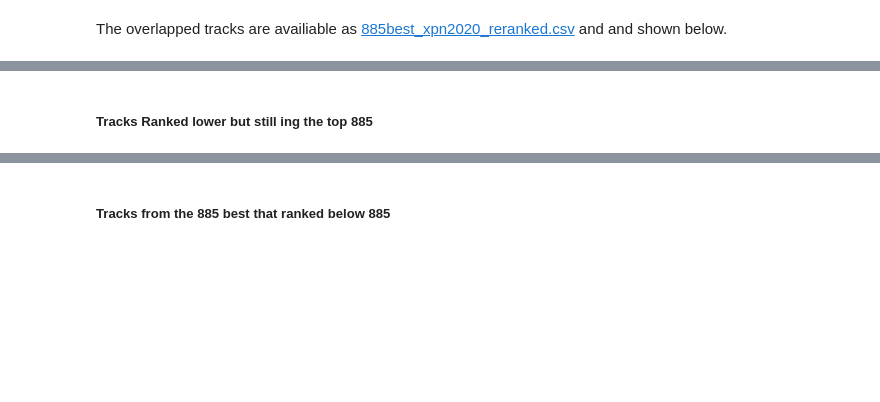
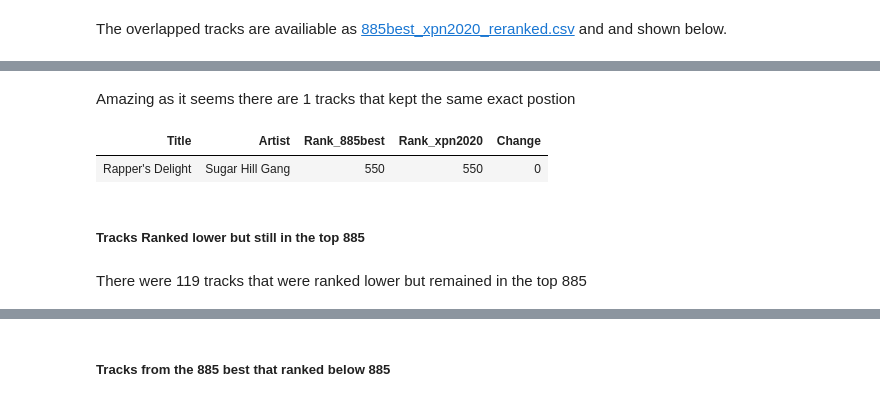
Before and after one commit to asudell/a2z, a Jupyter notebook: XPN2020.ipynb, the cells around one changed output, grey strips where cells are left out. Cells and saved outputs as stored; diff of their text form; code cells hidden in the pictures; blank space fills up the shorter version.

```diff
--- a/XPN2020.ipynb
+++ b/XPN2020.ipynb
@@ -295,5 +304,21 @@ HTML(best885_reranked[best885_reranked['Change'] > 0].to_html(index=False,
+# %%
+HTML('Amazing as it seems there are %d tracks that kept the same exact postion' %
+    len(best885_reranked[best885_reranked['Change'] == 0]))
+# %% [output]
+Amazing as it seems there are 1 tracks that kept the same exact postion
+# %%
+HTML(best885_reranked[best885_reranked['Change'] == 0].to_html(index=False,
+    columns=['Title', 'Artist', 'Rank_885best', 'Rank_xpn2020', 'Change']))
+# %% [output]
+| Title | Artist | Rank_885best | Rank_xpn2020 | Change |
+| Rapper's Delight | Sugar Hill Gang | 550 | 550 | 0 |
 # %% [markdown]
-##### Tracks Ranked lower but still ing the top 885
+##### Tracks Ranked lower but still in the top 885
+# %%
+HTML("There were %d tracks that were ranked lower but remained in the top 885" %
+    len(best885_reranked[(best885_reranked['Change'] < 0) & (best885_reranked['Rank_xpn2020'] < 886)]))
+# %% [output]
+There were 119 tracks that were ranked lower but remained in the top 885
 # %%
 HTML(best885_reranked[(best885_reranked['Change'] < 0) & (best885_reranked['Rank_xpn2020'] < 886)].to_html(index=False,
     columns=['Title', 'Artist', 'Rank_885best', 'Rank_xpn2020', 'Change']))
```
Also changed, not shown: parts of 15 cells of this notebook, 8 other files.
